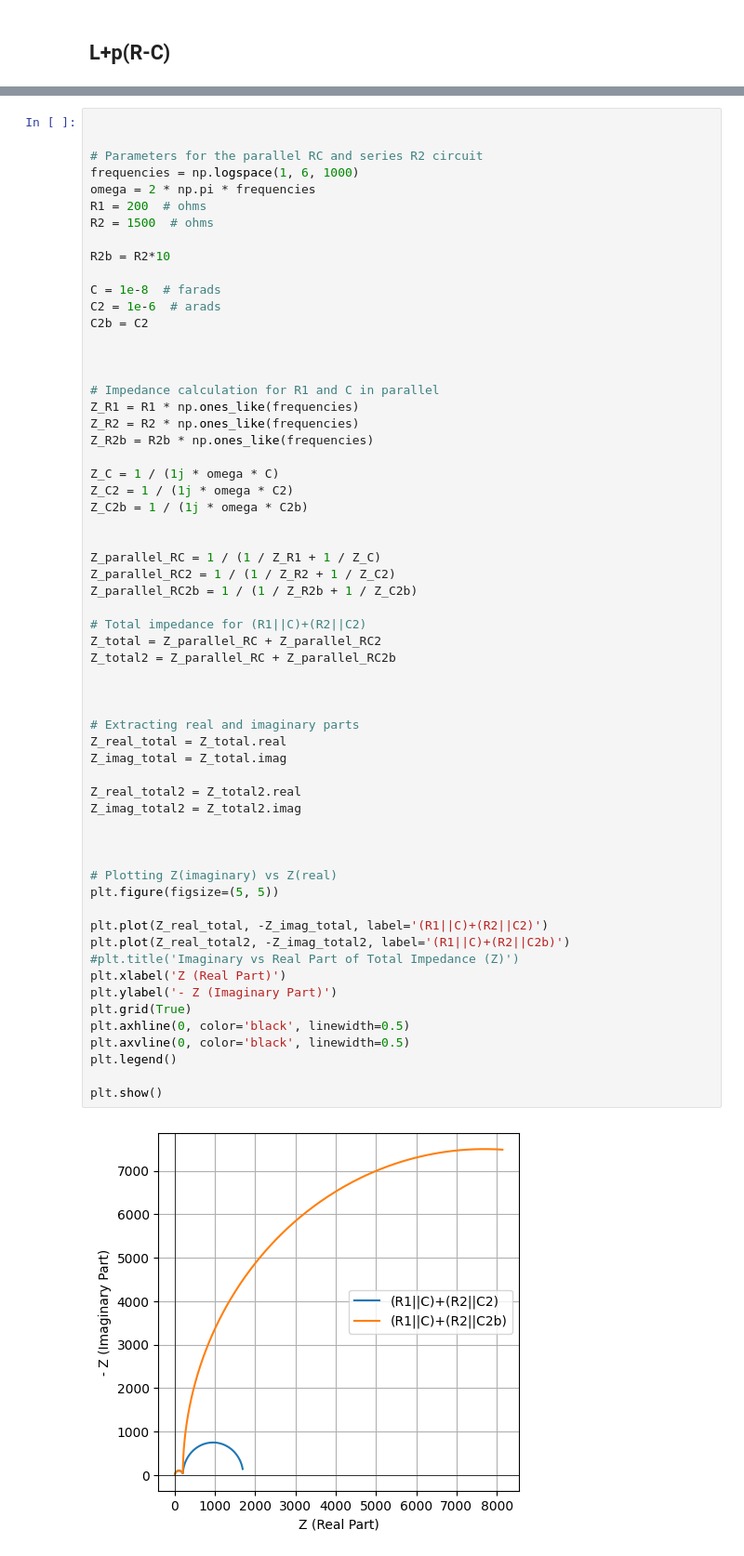
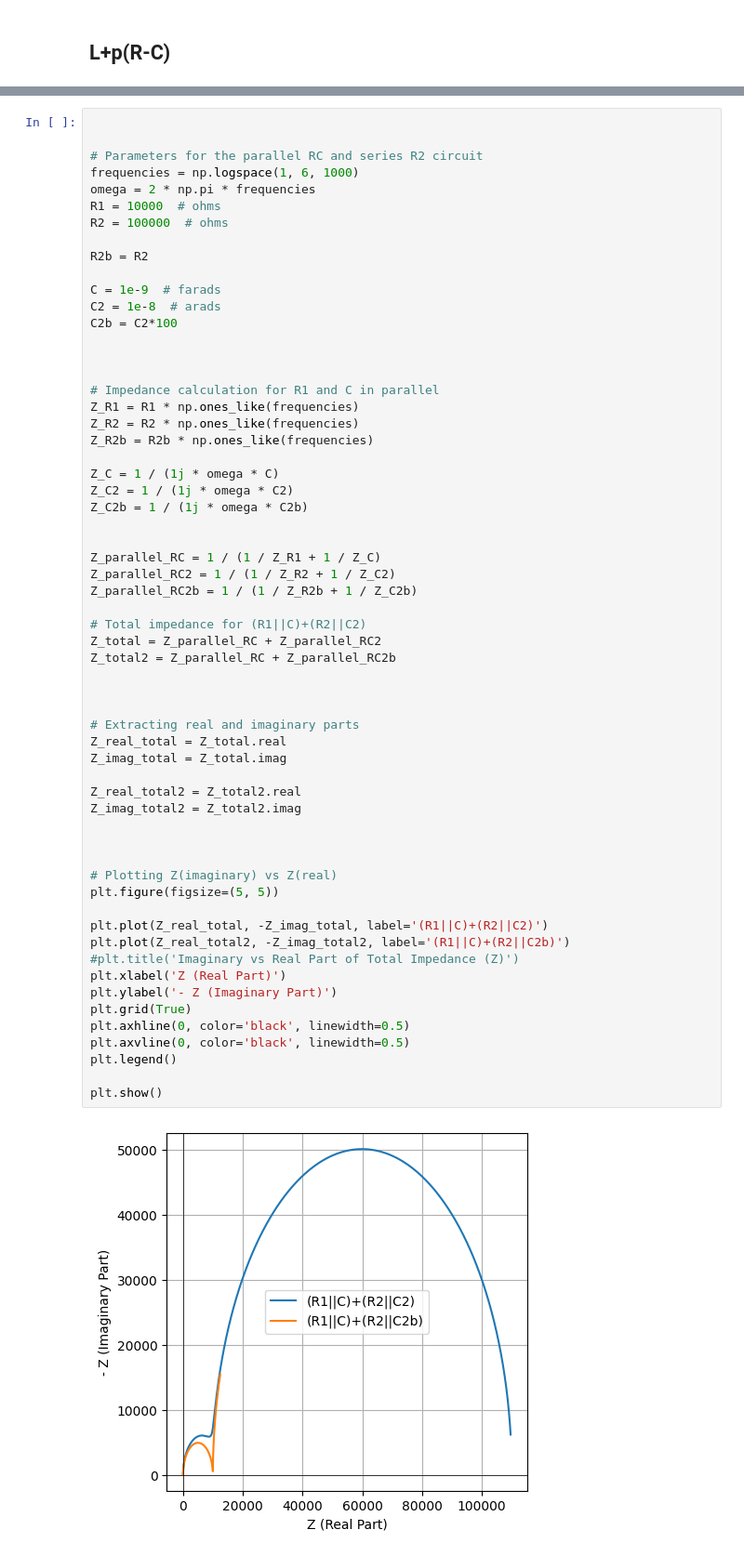
Before and after one commit to Tor91/EIS, a Jupyter notebook: EIS.ipynb, the cells around one changed output, grey strips where cells are left out. Shown at 93% size. Drawn from its saved outputs; the diff is of its cells as text.

```diff
--- a/EIS.ipynb
+++ b/EIS.ipynb
@@ -791,14 +793,14 @@ plt.show()
 # Parameters for the parallel RC and series R2 circuit
 frequencies = np.logspace(1, 6, 1000)
 omega = 2 * np.pi * frequencies
-R1 = 200  # ohms
-R2 = 1500  # ohms
+R1 = 10000  # ohms
+R2 = 100000  # ohms
 
-R2b = R2*10
+R2b = R2
 
-C = 1e-8  # farads
-C2 = 1e-6  # arads
-C2b = C2
+C = 1e-9  # farads
+C2 = 1e-8  # arads
+C2b = C2*100
 
 
 
@@ -819,31 +821,31 @@ Z_parallel_RC2b = 1 / (1 / Z_R2b + 1 / Z_C2b)
 # Total impedance for (R1||C)+(R2||C2)
 Z_total = Z_parallel_RC + Z_parallel_RC2
 Z_total2 = Z_parallel_RC + Z_parallel_RC2b
 
 
 
 # Extracting real and imaginary parts
 Z_real_total = Z_total.real
 Z_imag_total = Z_total.imag
 
 Z_real_total2 = Z_total2.real
 Z_imag_total2 = Z_total2.imag
 
 
 
 # Plotting Z(imaginary) vs Z(real)
 plt.figure(figsize=(5, 5))
 
 plt.plot(Z_real_total, -Z_imag_total, label='(R1||C)+(R2||C2)')
 plt.plot(Z_real_total2, -Z_imag_total2, label='(R1||C)+(R2||C2b)')
 #plt.title('Imaginary vs Real Part of Total Impedance (Z)')
 plt.xlabel('Z (Real Part)')
 plt.ylabel('- Z (Imaginary Part)')
 plt.grid(True)
 plt.axhline(0, color='black', linewidth=0.5)
 plt.axvline(0, color='black', linewidth=0.5)
 plt.legend()
 
 plt.show()
 # %% [output]
-[figure, old version]
+[figure, new version]
```
Also changed, not shown: parts of 3 cells of this notebook.
